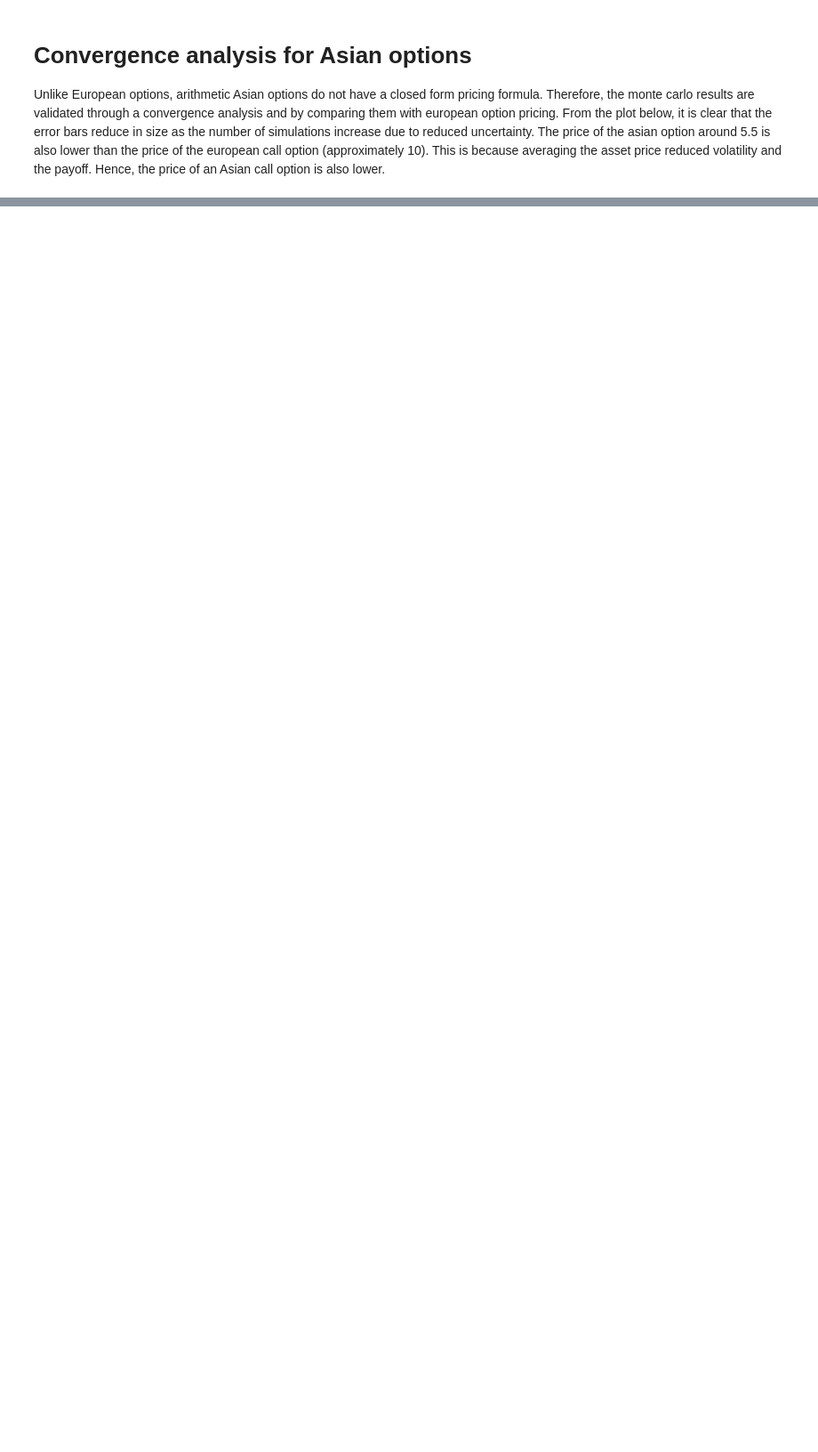
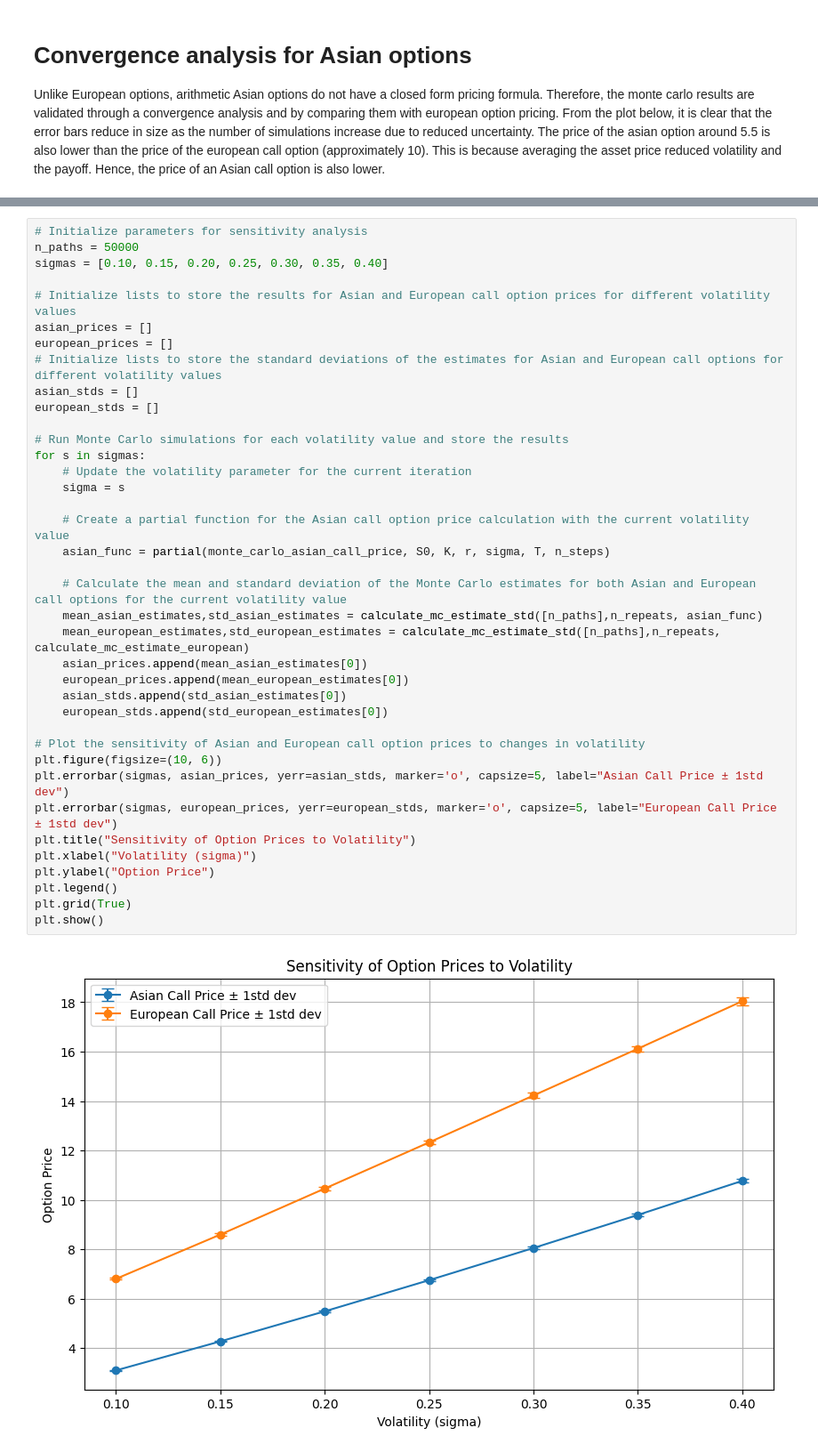
Before and after one commit to nitheesh-dharma/monte-carlo-simulations, a Jupyter notebook: Monte_carlo_simulations.ipynb, the cells around one changed output, grey strips where cells are left out. Shown at 89% size. Saved outputs shown, nothing was run; the diff lists cells and outputs as text; blank space fills up the shorter version.

Commit message:
add sensitivity analysis

```diff
--- a/Monte_carlo_simulations.ipynb
+++ b/Monte_carlo_simulations.ipynb
@@ -266,0 +267,40 @@ It would be useful to observe what happens to the option price as parameters cha
+# %%
+# Initialize parameters for sensitivity analysis
+n_paths = 50000
+sigmas = [0.10, 0.15, 0.20, 0.25, 0.30, 0.35, 0.40]
+
+# Initialize lists to store the results for Asian and European call option prices for different volatility values
+asian_prices = []
+european_prices = []
+# Initialize lists to store the standard deviations of the estimates for Asian and European call options for different volatility values
+asian_stds = []
+european_stds = []
+
+# Run Monte Carlo simulations for each volatility value and store the results
+for s in sigmas:
+    # Update the volatility parameter for the current iteration
+    sigma = s
+
+    # Create a partial function for the Asian call option price calculation with the current volatility value
+    asian_func = partial(monte_carlo_asian_call_price, S0, K, r, sigma, T, n_steps)
+
+    # Calculate the mean and standard deviation of the Monte Carlo estimates for both Asian and European call options for the current volatility value
+    mean_asian_estimates,std_asian_estimates = calculate_mc_estimate_std([n_paths],n_repeats, asian_func)
+    mean_european_estimates,std_european_estimates = calculate_mc_estimate_std([n_paths],n_repeats, calculate_mc_estimate_european)
+    asian_prices.append(mean_asian_estimates[0])
+    european_prices.append(mean_european_estimates[0])
+    asian_stds.append(std_asian_estimates[0])
+    european_stds.append(std_european_estimates[0])
+
+# Plot the sensitivity of Asian and European call option prices to changes in volatility
+plt.figure(figsize=(10, 6))
+plt.errorbar(sigmas, asian_prices, yerr=asian_stds, marker='o', capsize=5, label="Asian Call Price ± 1std dev")
+plt.errorbar(sigmas, european_prices, yerr=european_stds, marker='o', capsize=5, label="European Call Price ± 1std dev")
+plt.title("Sensitivity of Option Prices to Volatility")
+plt.xlabel("Volatility (sigma)")
+plt.ylabel("Option Price")
+plt.legend()
+plt.grid(True)
+plt.show()
+# %% [output]
+[figure, added]
```
Also changed, not shown: parts of 8 cells of this notebook.
